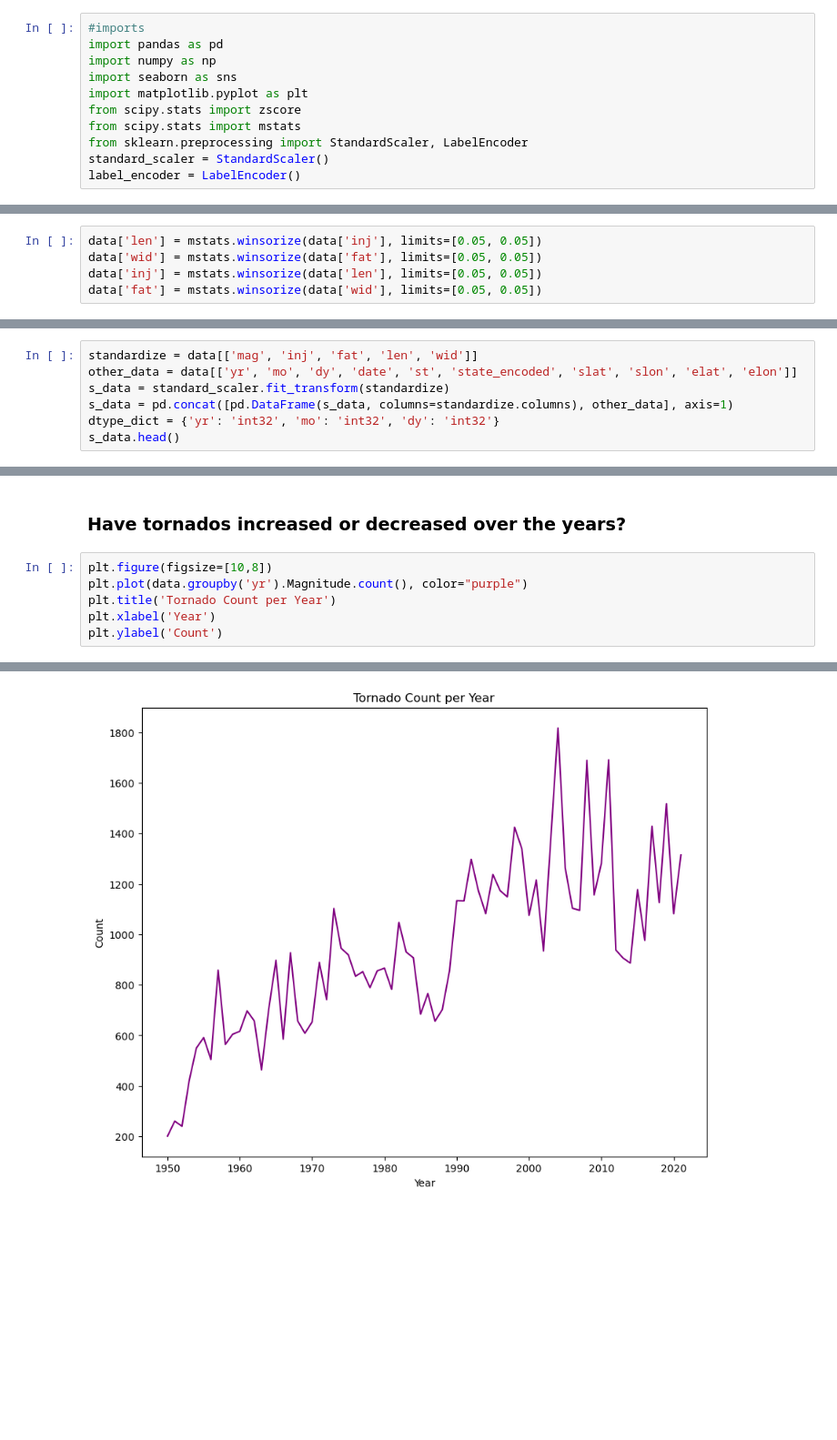
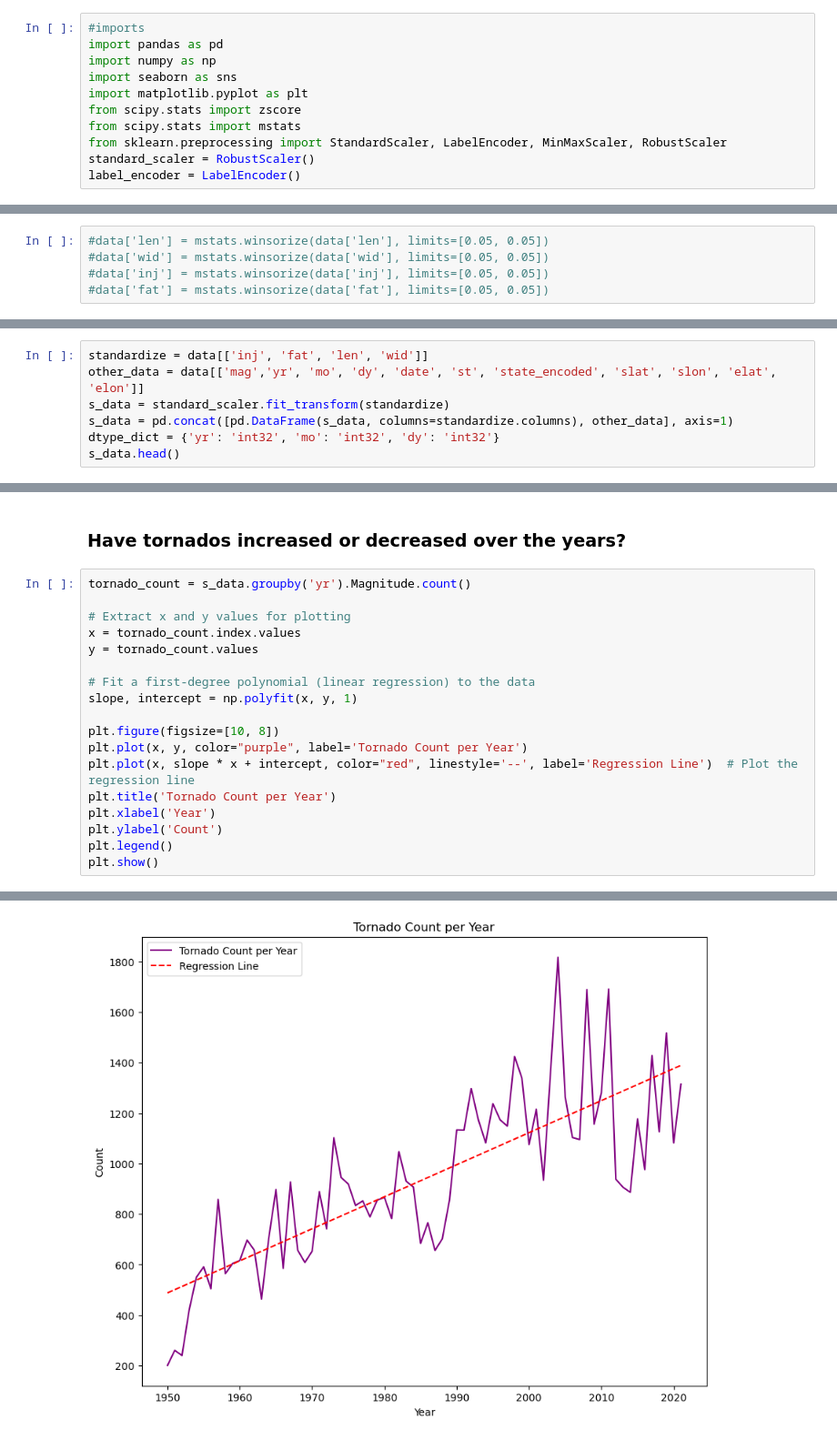
Before and after one commit to TheeLuke/Tornado-Data-Analysis, a Jupyter notebook: Tornado Analysis.ipynb, the cells around one changed output, grey strips where cells are left out. Shown at 91% size. Saved outputs shown, nothing was run; the diff lists cells and outputs as text; blank space fills up the shorter version.

```diff
--- a/Tornado Analysis.ipynb
+++ b/Tornado Analysis.ipynb
@@ -56,8 +56,8 @@ import seaborn as sns
 import matplotlib.pyplot as plt
 from scipy.stats import zscore
 from scipy.stats import mstats
-from sklearn.preprocessing import StandardScaler, LabelEncoder
-standard_scaler = StandardScaler()
+from sklearn.preprocessing import StandardScaler, LabelEncoder, MinMaxScaler, RobustScaler
+standard_scaler = RobustScaler()
 label_encoder = LabelEncoder()
 # %% [markdown]
 ## Data Preprocessing
@@ -174,7 +186,7 @@ plt.show()
 # %% [output]
 [figure]
 # %%
-data['len'] = mstats.winsorize(data['inj'], limits=[0.05, 0.05])
-data['wid'] = mstats.winsorize(data['fat'], limits=[0.05, 0.05])
-data['inj'] = mstats.winsorize(data['len'], limits=[0.05, 0.05])
-data['fat'] = mstats.winsorize(data['wid'], limits=[0.05, 0.05])
+#data['len'] = mstats.winsorize(data['len'], limits=[0.05, 0.05])
+#data['wid'] = mstats.winsorize(data['wid'], limits=[0.05, 0.05])
+#data['inj'] = mstats.winsorize(data['inj'], limits=[0.05, 0.05])
+#data['fat'] = mstats.winsorize(data['fat'], limits=[0.05, 0.05])
@@ -181,6 +213,6 @@ data['fat'] = mstats.winsorize(data['wid'], limits=[0.05, 0.05])
 # %%
-standardize = data[['mag', 'inj', 'fat', 'len', 'wid']]
-other_data = data[['yr', 'mo', 'dy', 'date', 'st', 'state_encoded', 'slat', 'slon', 'elat', 'elon']]
+standardize = data[['inj', 'fat', 'len', 'wid']]
+other_data = data[['mag','yr', 'mo', 'dy', 'date', 'st', 'state_encoded', 'slat', 'slon', 'elat', 'elon']]
 s_data = standard_scaler.fit_transform(standardize)
 s_data = pd.concat([pd.DataFrame(s_data, columns=standardize.columns), other_data], axis=1)
 dtype_dict = {'yr': 'int32', 'mo': 'int32', 'dy': 'int32'}
@@ -313,9 +469,21 @@ weather_data.head()
 # %% [markdown]
 ### Have tornados increased or decreased over the years?
 # %%
-plt.figure(figsize=[10,8])
-plt.plot(data.groupby('yr').Magnitude.count(), color="purple")
+tornado_count = s_data.groupby('yr').Magnitude.count()
+
+# Extract x and y values for plotting
+x = tornado_count.index.values
+y = tornado_count.values
+
+# Fit a first-degree polynomial (linear regression) to the data
+slope, intercept = np.polyfit(x, y, 1)
+
+plt.figure(figsize=[10, 8])
+plt.plot(x, y, color="purple", label='Tornado Count per Year')
+plt.plot(x, slope * x + intercept, color="red", linestyle='--', label='Regression Line')  # Plot the regression line
 plt.title('Tornado Count per Year')
 plt.xlabel('Year')
 plt.ylabel('Count')
+plt.legend()
+plt.show()
 # %% [output]
@@ -323 +490 @@ Text(0, 0.5, 'Count')
-[figure, old version]
+[figure, new version]
```
Also changed, not shown: parts of 24 cells of this notebook.
